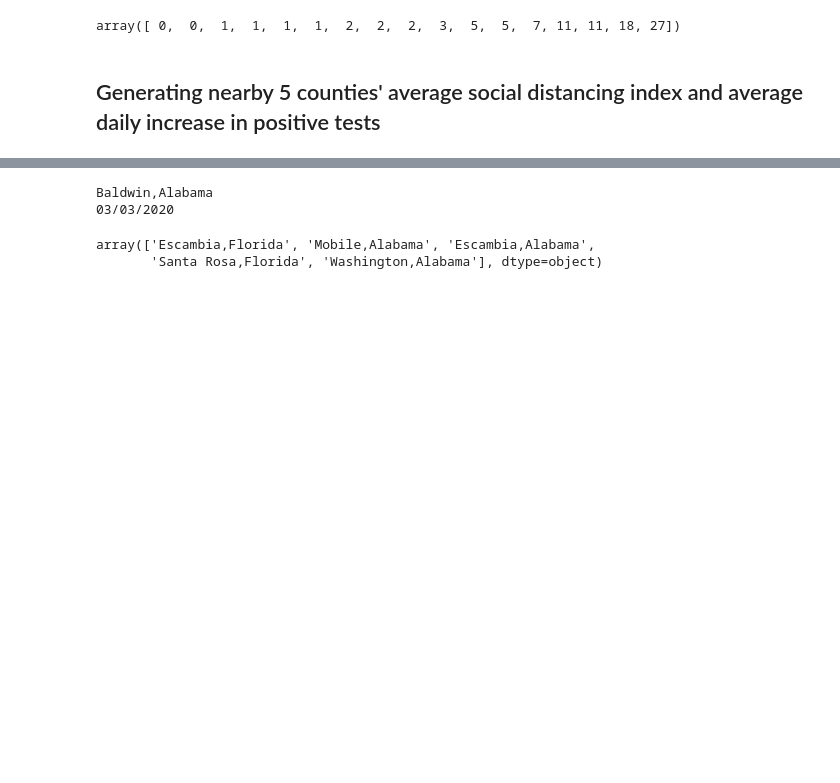
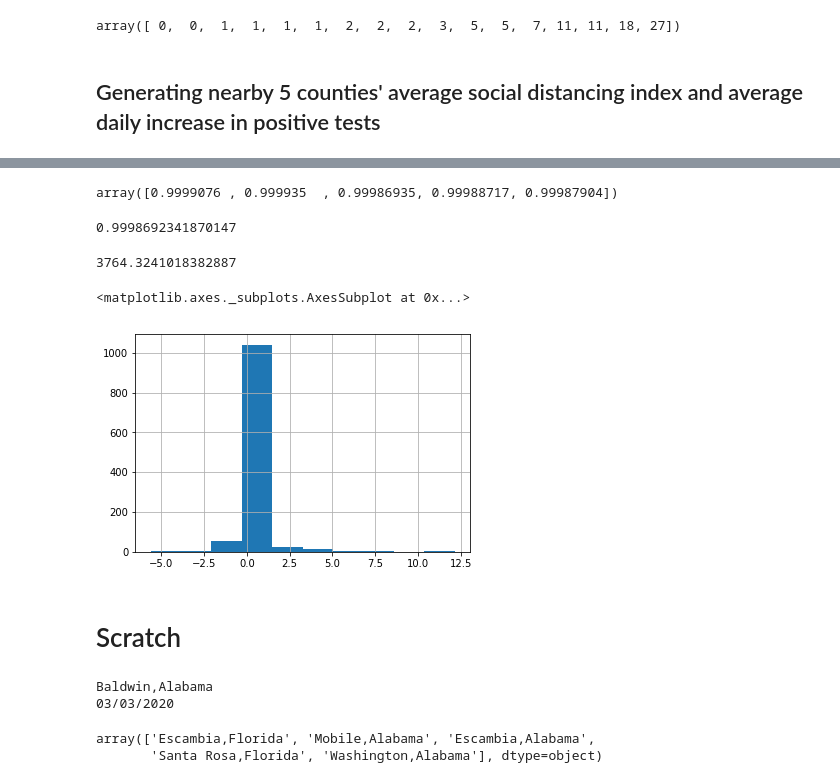
Before and after one commit to Jessieguojunyi/Social_Mobility_And_COVID19, a Jupyter notebook: Social_Mobility_And_COVID19.ipynb, the cells around one changed output, grey strips where cells are left out. Saved outputs shown, nothing was run; the diff lists cells and outputs as text; code cells hidden in the pictures; blank space fills up the shorter version.

Commit message:
Sample prediction
Generate prediction for CA and MA

```diff
--- a/Social_Mobility_And_COVID19.ipynb
+++ b/Social_Mobility_And_COVID19.ipynb
@@ -782,0 +784,15 @@ This is row:  354000
+# %%
+reg = LinearRegression()
+cv_result = cross_validate(reg, X_train, y_train, cv = 5, return_estimator = True)
+# %%
+cv_result['test_score']
+# %% [output]
+array([0.9999076 , 0.999935  , 0.99986935, 0.99988717, 0.99987904])
+# %%
+reg_after_cv = cv_result['estimator'][3]
+# %%
+y_predict = reg_after_cv.predict(X_test)
+# %%
+reg_after_cv.score(X_test, y_test)
+# %% [output]
+0.9998692341870147
@@ -783,3 +801,19 @@ This is row:  354000
+# %%
+mean_squared_error(y_test, y_predict)
+# %% [output]
+3764.3241018382887
+# %%
+ratio = []
+for i in range(len(y_test)):
+    if y_test.iloc[i] != 0:
+        ratio.append((y_predict[i] - y_test.iloc[i])/(y_test.iloc[i]))
+# %%
+pd.Series(ratio).hist()
+# %% [output]
+<matplotlib.axes._subplots.AxesSubplot at 0x...>
+[figure, added]
+# %% [markdown]
+# Scratch
 # %%
 key = df_sub['COUNTY'][df_sub.index == 120].values[0]
 print(key)
```
Also changed, not shown: parts of 22 cells of this notebook.
